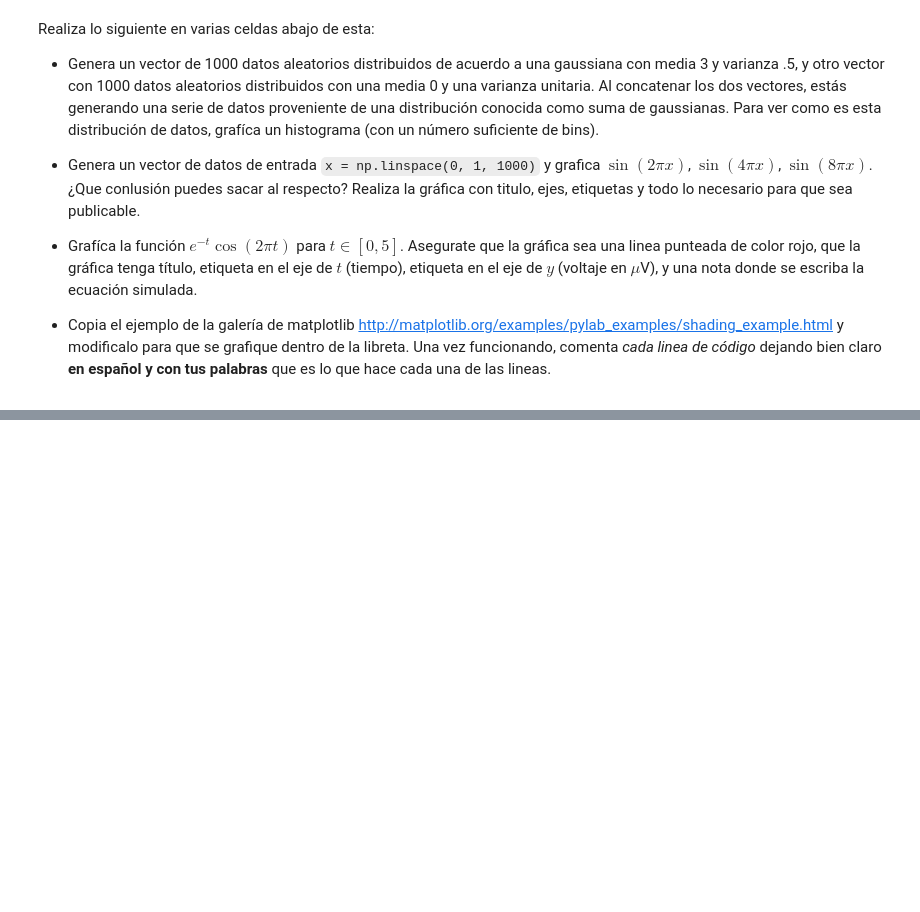
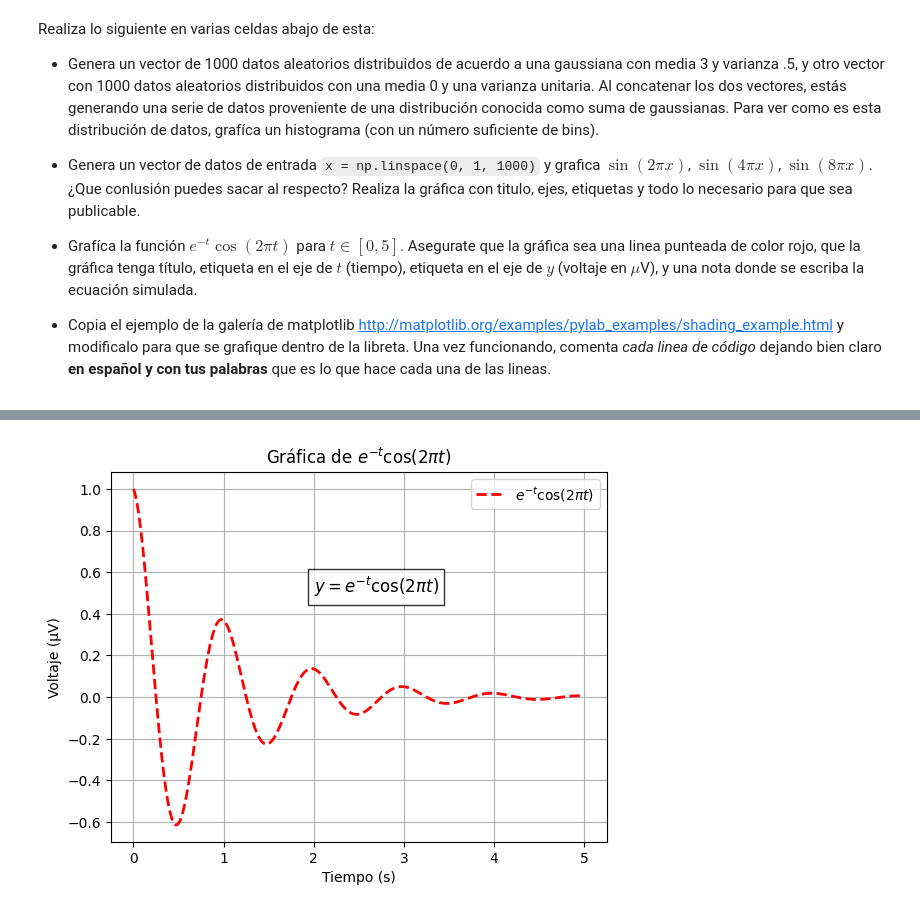
Before and after one commit to FranciscoAtondo/3-Aprendizaje, a Jupyter notebook: Introducción a Numpy y Matplotlib.ipynb, the cells around one changed output, grey strips where cells are left out. Drawn from its saved outputs; the diff is of its cells as text; code cells hidden in the pictures; blank space fills up the shorter version.

```diff
--- a/Introducción a Numpy y Matplotlib.ipynb
+++ b/Introducción a Numpy y Matplotlib.ipynb
@@ -454,0 +478,24 @@ Realiza lo siguiente en varias celdas abajo de esta:
+# %%
+# Definir el rango de t
+x = np.linspace(0, 5, 500)  # 500 puntos en [0,5]
+
+# e^(−t) cos(2πt)  para t∈[0,5]
+y = np.exp(-x) * np.cos(2 * np.pi * t)
+
+# Grafica la función
+plt.plot(x, y, 'r--', linewidth=2, label=r'$e^{-t} \cos(2\pi t)$')
+
+
+plt.xlabel('Tiempo (s)')
+plt.ylabel('Voltaje (μV)')
+plt.title('Gráfica de $e^{-t} \cos(2\pi t)$')
+
+# Titulo
+plt.text(2, 0.5, r'$y = e^{-t} \cos(2\pi t)$', fontsize=12, bbox=dict(facecolor='white', alpha=0.8))
+
+# Grafica
+plt.grid(True)
+plt.legend()
+plt.show()
+# %% [output]
+[figure, added]
```
Also changed, not shown: parts of 7 cells of this notebook.
